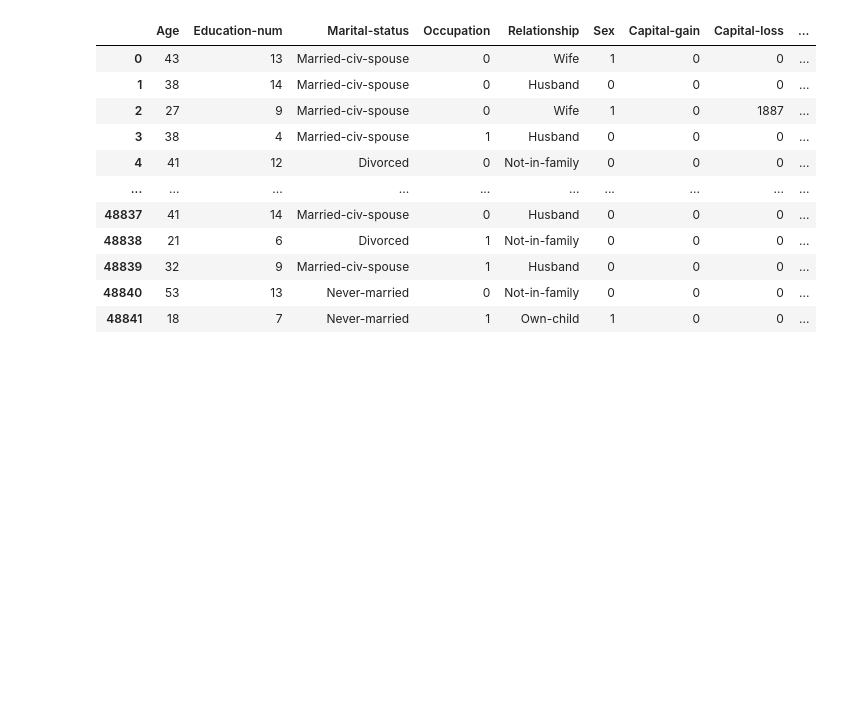
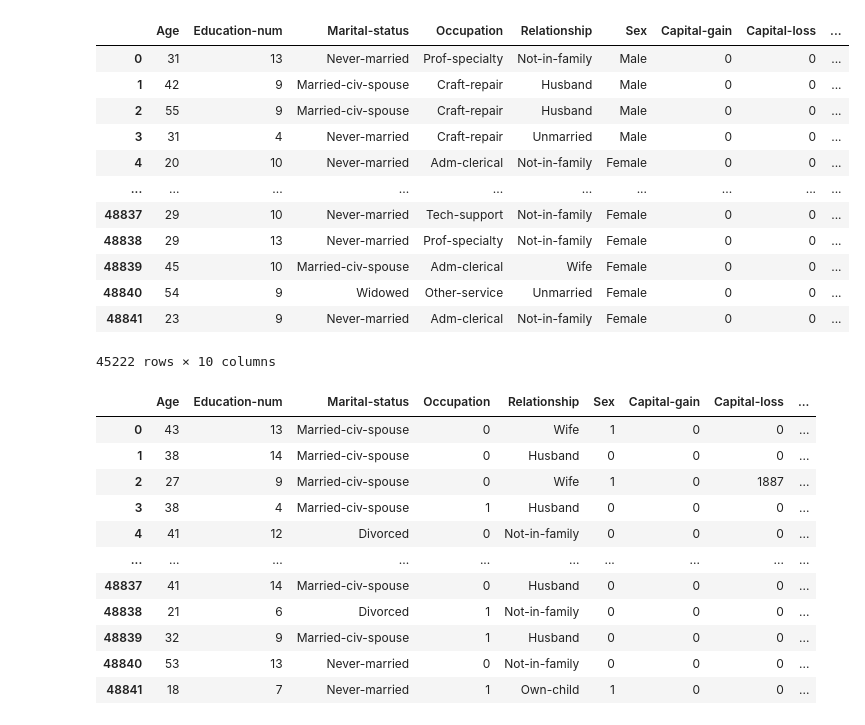
Before and after one commit to MattSchaefer24/machine-learning, a Jupyter notebook: Model_testing_and_evaluation.ipynb, the cells around one changed output. Saved outputs shown, nothing was run; the diff lists cells and outputs as text; code cells hidden in the pictures; blank space fills up the shorter version.

```diff
--- a/Model_testing_and_evaluation.ipynb
+++ b/Model_testing_and_evaluation.ipynb
@@ -34,6 +34,22 @@ df.columns = ["Age", "Workclass", "Fnlwgt", "Education", "Education-num", "Marit
 # Workclass, Fnlwgt, Race and Native-country are not worth using.
 # Education = Education num, so drop Education
 df = df.drop(columns=['Workclass', 'Race', 'Fnlwgt', 'Native-country', 'Education'])
+# %%
+df
+# %% [output]
+|  | Age | Education-num | Marital-status | Occupation | Relationship | Sex | Capital-gain | Capital-loss | ... |
+| 0 | 31 | 13 | Never-married | Prof-specialty | Not-in-family | Male | 0 | 0 | ... |
+| 1 | 42 | 9 | Married-civ-spouse | Craft-repair | Husband | Male | 0 | 0 | ... |
+| 2 | 55 | 9 | Married-civ-spouse | Craft-repair | Husband | Male | 0 | 0 | ... |
+| 3 | 31 | 4 | Never-married | Craft-repair | Unmarried | Male | 0 | 0 | ... |
+| 4 | 20 | 10 | Never-married | Adm-clerical | Not-in-family | Female | 0 | 0 | ... |
+| ... | ... | ... | ... | ... | ... | ... | ... | ... | ... |
+| 48837 | 29 | 10 | Never-married | Tech-support | Not-in-family | Female | 0 | 0 | ... |
+| 48838 | 29 | 13 | Never-married | Prof-specialty | Not-in-family | Female | 0 | 0 | ... |
+| 48839 | 45 | 10 | Married-civ-spouse | Adm-clerical | Wife | Female | 0 | 0 | ... |
+| 48840 | 54 | 9 | Widowed | Other-service | Unmarried | Female | 0 | 0 | ... |
+| 48841 | 23 | 9 | Never-married | Adm-clerical | Not-in-family | Female | 0 | 0 | ... |
+45222 rows × 10 columns
 # %%
 #Numerically encoding occupation: Occupaiton is grouped into white collar and blue collar
 occupation_mapping_dict = {
```
Also changed, not shown: parts of 1 cell of this notebook, 2 other files.
